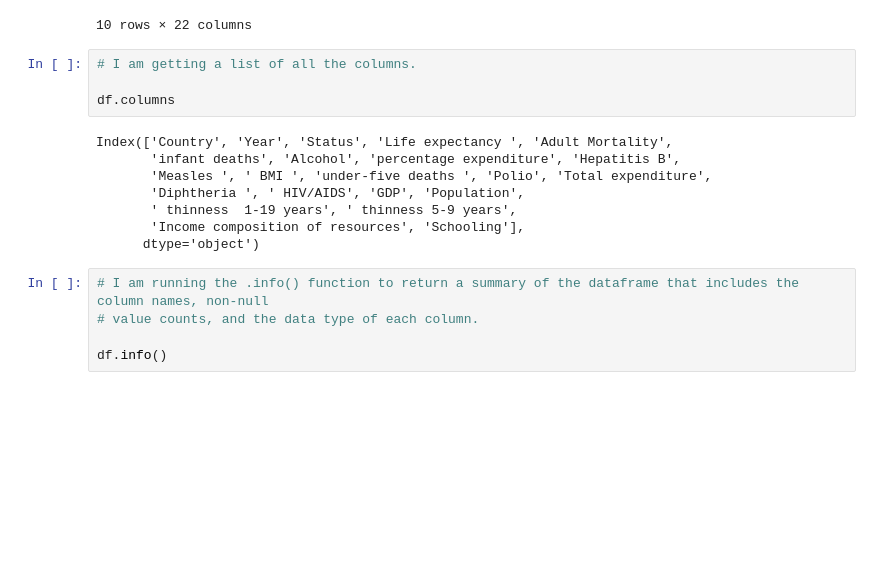
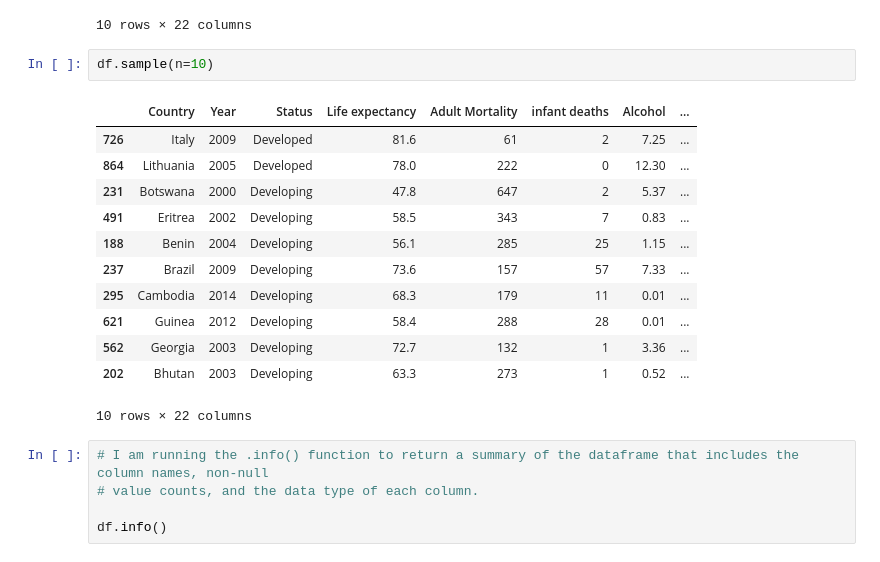
Before and after one commit to SaSheaGaston/eda-checkpoint, a Jupyter notebook: checkpoint-two.ipynb, the cells around one changed output. Drawn from its saved outputs; the diff is of its cells as text; blank space fills up the shorter version.

```diff
--- a/checkpoint-two.ipynb
+++ b/checkpoint-two.ipynb
@@ -62,18 +62,21 @@ df.tail(10)
 | 1647 | Zimbabwe | 2001 | Developing | 45.3 | 686 | 25 | 1.72 | ... |
 | 1648 | Zimbabwe | 2000 | Developing | 46.0 | 665 | 24 | 1.68 | ... |
 10 rows × 22 columns
-# %%
-# I am getting a list of all the columns.
-
-df.columns
-# %% [output]
-Index(['Country', 'Year', 'Status', 'Life expectancy ', 'Adult Mortality',
-       'infant deaths', 'Alcohol', 'percentage expenditure', 'Hepatitis B',
-       'Measles ', ' BMI ', 'under-five deaths ', 'Polio', 'Total expenditure',
-       'Diphtheria ', ' HIV/AIDS', 'GDP', 'Population',
-       ' thinness  1-19 years', ' thinness 5-9 years',
-       'Income composition of resources', 'Schooling'],
-      dtype='object')
+# %%
+df.sample(n=10)
+# %% [output]
+|  | Country | Year | Status | Life expectancy | Adult Mortality | infant deaths | Alcohol | ... |
+| 726 | Italy | 2009 | Developed | 81.6 | 61 | 2 | 7.25 | ... |
+| 864 | Lithuania | 2005 | Developed | 78.0 | 222 | 0 | 12.30 | ... |
+| 231 | Botswana | 2000 | Developing | 47.8 | 647 | 2 | 5.37 | ... |
+| 491 | Eritrea | 2002 | Developing | 58.5 | 343 | 7 | 0.83 | ... |
+| 188 | Benin | 2004 | Developing | 56.1 | 285 | 25 | 1.15 | ... |
+| 237 | Brazil | 2009 | Developing | 73.6 | 157 | 57 | 7.33 | ... |
+| 295 | Cambodia | 2014 | Developing | 68.3 | 179 | 11 | 0.01 | ... |
+| 621 | Guinea | 2012 | Developing | 58.4 | 288 | 28 | 0.01 | ... |
+| 562 | Georgia | 2003 | Developing | 72.7 | 132 | 1 | 3.36 | ... |
+| 202 | Bhutan | 2003 | Developing | 63.3 | 273 | 1 | 0.52 | ... |
+10 rows × 22 columns
 # %%
 # I am running the .info() function to return a summary of the dataframe that includes the column names, non-null
 # value counts, and the data type of each column.
```
Also changed, not shown: parts of 1 cell of this notebook.
